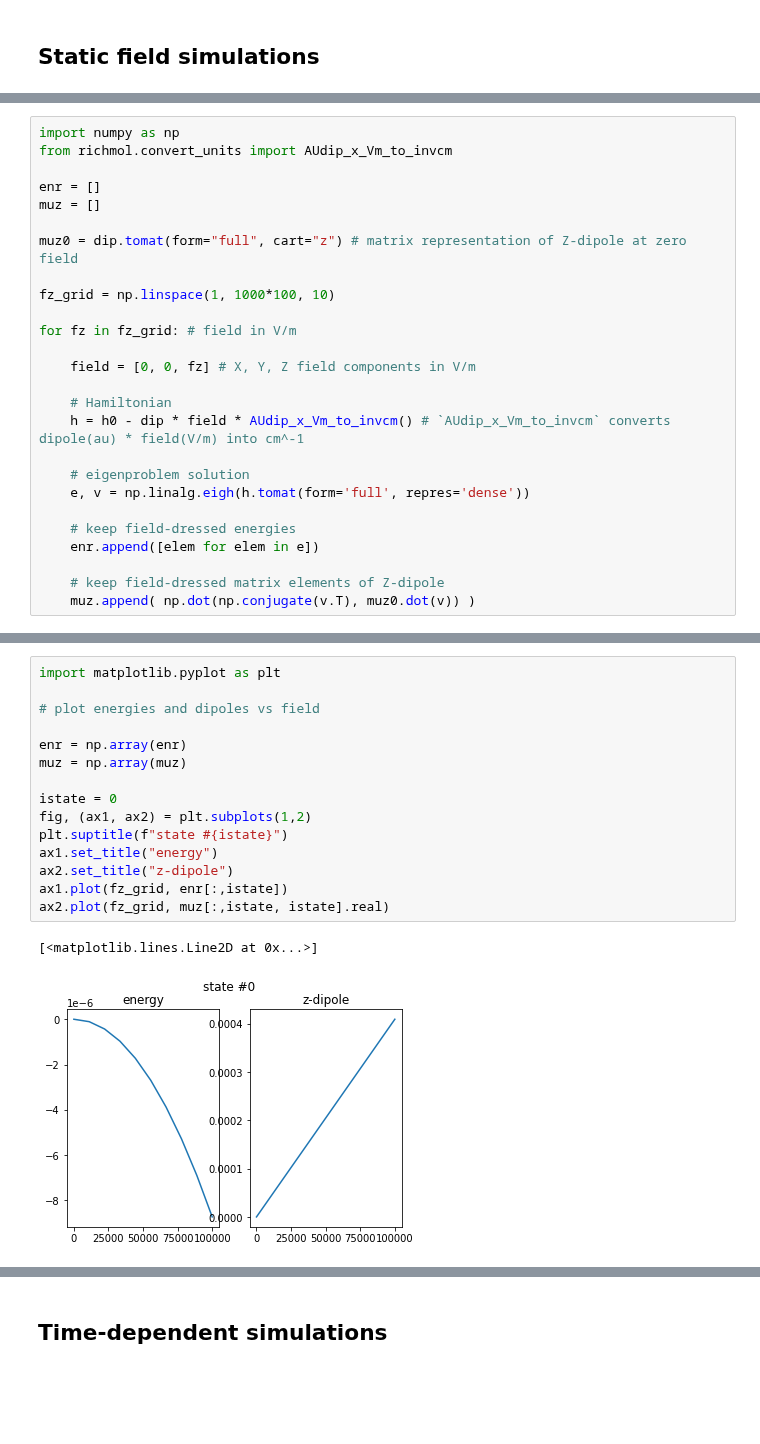
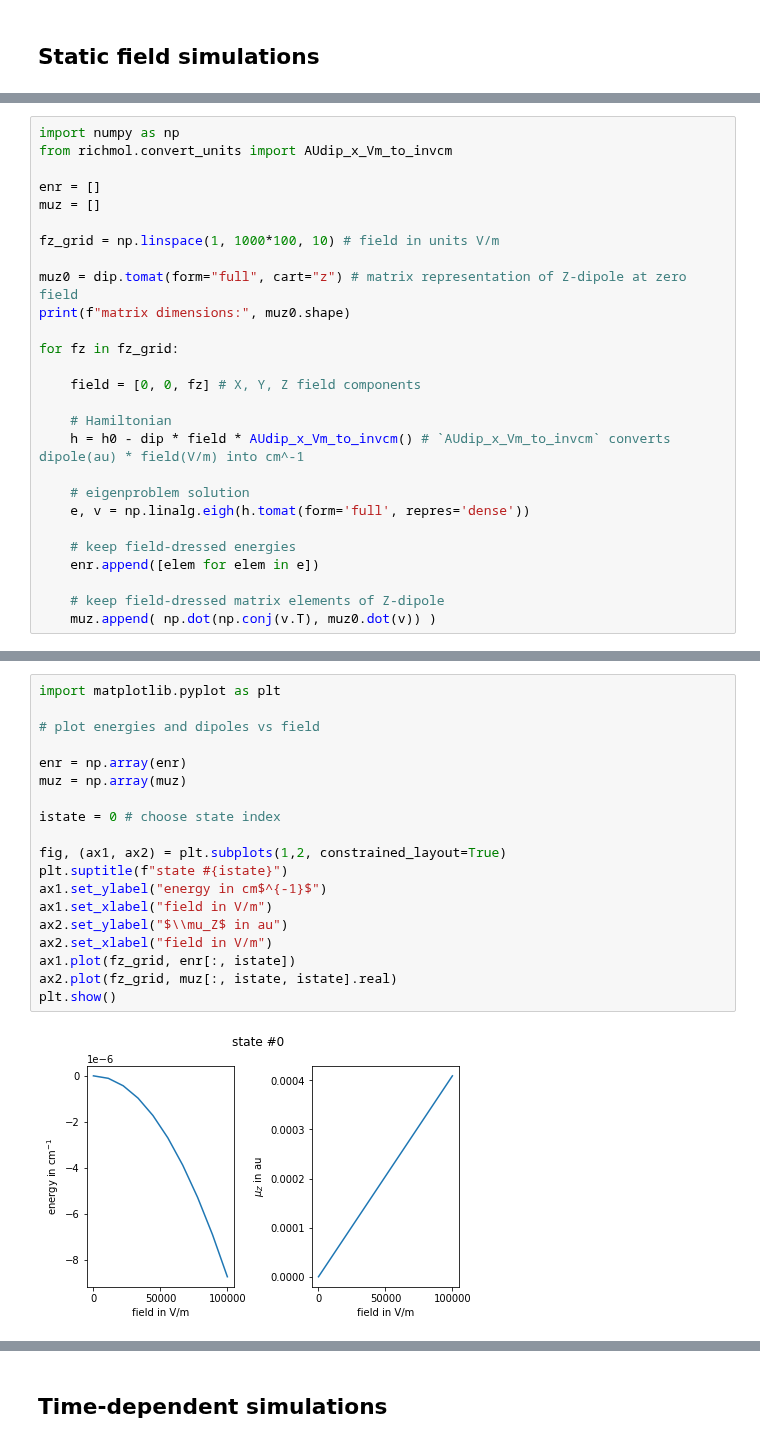
Before and after one commit to CFEL-CMI/richmol, a Jupyter notebook: doc/source/notebooks/rotations_quickstart.ipynb, the cells around one changed output, grey strips where cells are left out. Cells and saved outputs as stored; diff of their text form; blank space fills up the shorter version.

```diff
--- a/doc/source/notebooks/rotations_quickstart.ipynb
+++ b/doc/source/notebooks/rotations_quickstart.ipynb
@@ -150,13 +179,14 @@ from richmol.convert_units import AUdip_x_Vm_to_invcm
 enr = []
 muz = []
 
+fz_grid = np.linspace(1, 1000*100, 10) # field in units V/m
+
 muz0 = dip.tomat(form="full", cart="z") # matrix representation of Z-dipole at zero field
+print(f"matrix dimensions:", muz0.shape)
 
-fz_grid = np.linspace(1, 1000*100, 10)
+for fz in fz_grid:
 
-for fz in fz_grid: # field in V/m
-
-    field = [0, 0, fz] # X, Y, Z field components in V/m
+    field = [0, 0, fz] # X, Y, Z field components
 
     # Hamiltonian
     h = h0 - dip * field * AUdip_x_Vm_to_invcm() # `AUdip_x_Vm_to_invcm` converts dipole(au) * field(V/m) into cm^-1
@@ -168,4 +198,4 @@ for fz in fz_grid: # field in V/m
     enr.append([elem for elem in e])
 
     # keep field-dressed matrix elements of Z-dipole
-    muz.append( np.dot(np.conjugate(v.T), muz0.dot(v)) )
+    muz.append( np.dot(np.conj(v.T), muz0.dot(v)) )
@@ -172,19 +206,22 @@ for fz in fz_grid: # field in V/m
 # %%
 import matplotlib.pyplot as plt
 
 # plot energies and dipoles vs field
 
 enr = np.array(enr)
 muz = np.array(muz)
 
-istate = 0
-fig, (ax1, ax2) = plt.subplots(1,2)
+istate = 0 # choose state index
+
+fig, (ax1, ax2) = plt.subplots(1,2, constrained_layout=True)
 plt.suptitle(f"state #{istate}")
-ax1.set_title("energy")
-ax2.set_title("z-dipole")
-ax1.plot(fz_grid, enr[:,istate])
-ax2.plot(fz_grid, muz[:,istate, istate].real)
+ax1.set_ylabel("energy in cm$^{-1}$")
+ax1.set_xlabel("field in V/m")
+ax2.set_ylabel("$\\mu_Z$ in au")
+ax2.set_xlabel("field in V/m")
+ax1.plot(fz_grid, enr[:, istate])
+ax2.plot(fz_grid, muz[:, istate, istate].real)
+plt.show()
 # %% [output]
-[<matplotlib.lines.Line2D at 0x...>]
-[figure, old version]
+[figure, new version]
 # %% [markdown]
```
Also changed, not shown: parts of 41 cells of this notebook, 2 other files.
